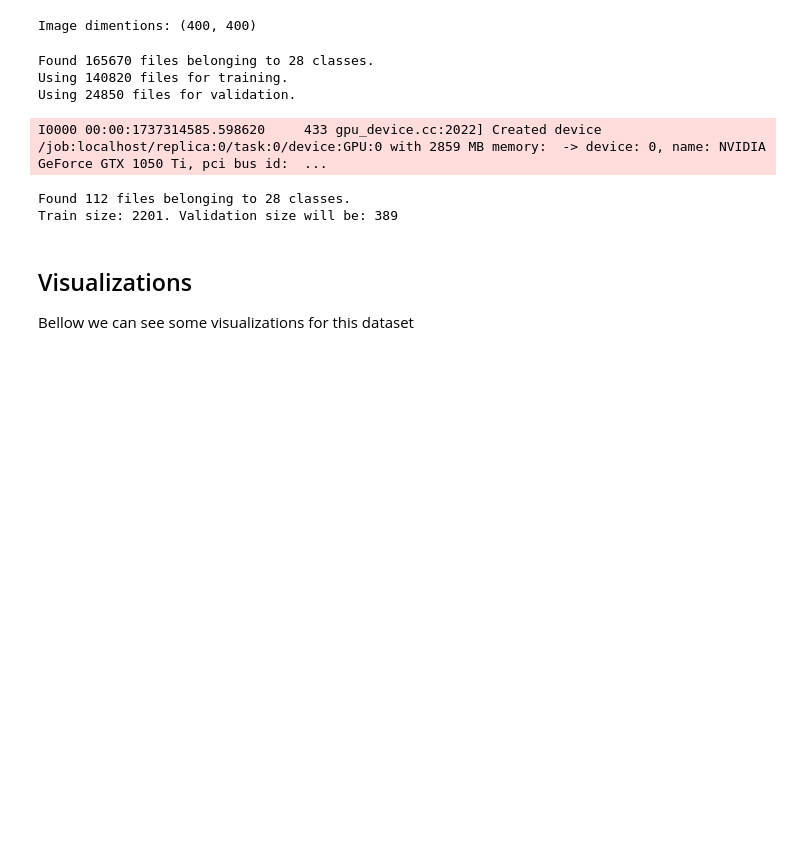
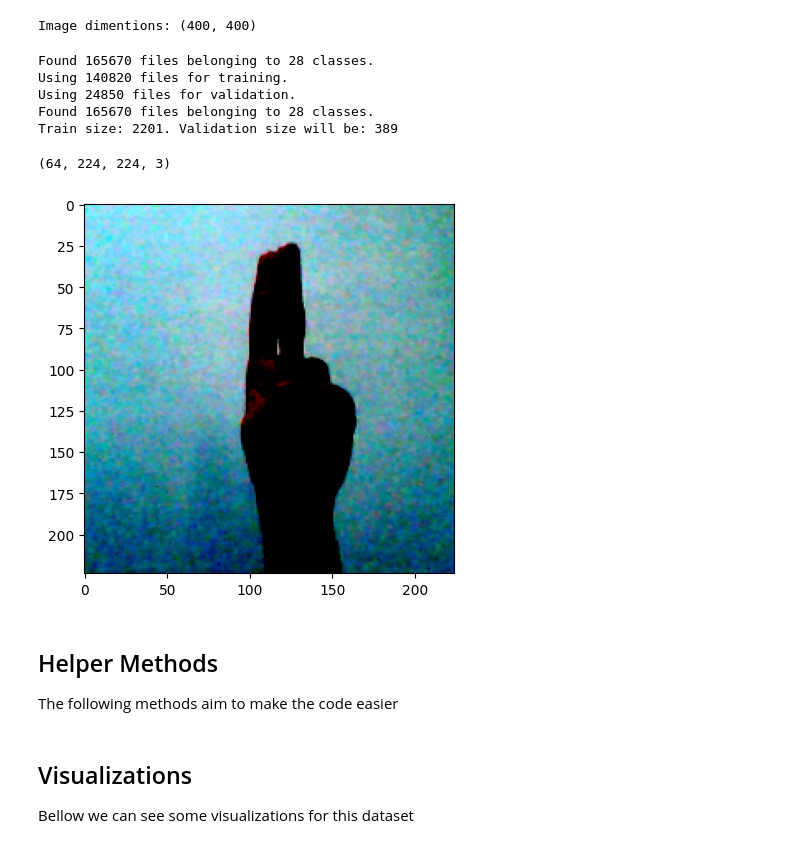
Before and after one commit to panoskorovesis/sign-language-image-detection, a Jupyter notebook: src/transfer_learning/american_sign_language_transfer_learning.ipynb, the cells around one changed output. Drawn from its saved outputs; the diff is of its cells as text; code cells hidden in the pictures; blank space fills up the shorter version.

```diff
--- a/src/transfer_learning/american_sign_language_transfer_learning.ipynb
+++ b/src/transfer_learning/american_sign_language_transfer_learning.ipynb
@@ -48,7 +47,7 @@ print(f'Image dimentions: {img.size}')
 # %% [output]
 Image dimentions: (400, 400)
 # %%
-dataset_path = "/home/panos/WSL_projects/sign-language-image-detection/sign_datasets/american_sign_language_dataset/ASL_Dataset/Train/"
+dataset_path = "/kaggle/working/american_sign_language_dataset/ASL_Dataset/Train"
 
 train_dataset, val_dataset = tf.keras.preprocessing.image_dataset_from_directory(
     dataset_path,
@@ -72,7 +71,6 @@ test_dataset = tf.keras.preprocessing.image_dataset_from_directory(
 
 
 def normalize_image(image, label):
-    # TODO: Calculate mean, std for the images
     precomputed_mean = [0.52732987, 0.4507709, 0.41209071]
     precomputed_std = [0.19798545, 0.23537221, 0.26049182]
 
@@ -80,13 +78,13 @@ def normalize_image(image, label):
     image = (image / 255.0 - precomputed_mean) / precomputed_std
     return image, label
 
+train_dataset = train_dataset.map(normalize_image)
+val_dataset = val_dataset.map(normalize_image)
+test_dataset = test_dataset.map(normalize_image)
 
 print(
     f"Train size: {train_dataset.cardinality().numpy()}. Validation size will be: {val_dataset.cardinality().numpy()}"
 )
-
-# TODO: Apply normalization
-# TODO: Try this https://www.tensorflow.org/api_docs/python/tf/keras/utils/split_dataset
 
 # Set performance settings
 # Prefetch one batch at a time
@@ -98,6 +96,20 @@ test_dataset = test_dataset.prefetch(buffer_size=buffer_size)
 Found 165670 files belonging to 28 classes.
 Using 140820 files for training.
 Using 24850 files for validation.
+Found 165670 files belonging to 28 classes.
+Train size: 2201. Validation size will be: 389
-I0000 00:00:1737314585.598620     433 gpu_device.cc:2022] Created device /job:localhost/replica:0/task:0/device:GPU:0 with 2859 MB memory:  -> device: 0, name: NVIDIA GeForce GTX 1050 Ti, pci bus id:  ...
-Found 112 files belonging to 28 classes.
-Train size: 2201. Validation size will be: 389
+# %%
+# Print a random image to make sure it's properly shown
+images, labels = next(iter(train_dataset))
+
+print(images.shape)
+
+plt.imshow(images[0, :, :, :])
+plt.show()
+# %% [output]
+(64, 224, 224, 3)
+[figure, added]
+# %% [markdown]
+## Helper Methods
+
+The following methods aim to make the code easier
```
Also changed, not shown: parts of 20 cells of this notebook.
